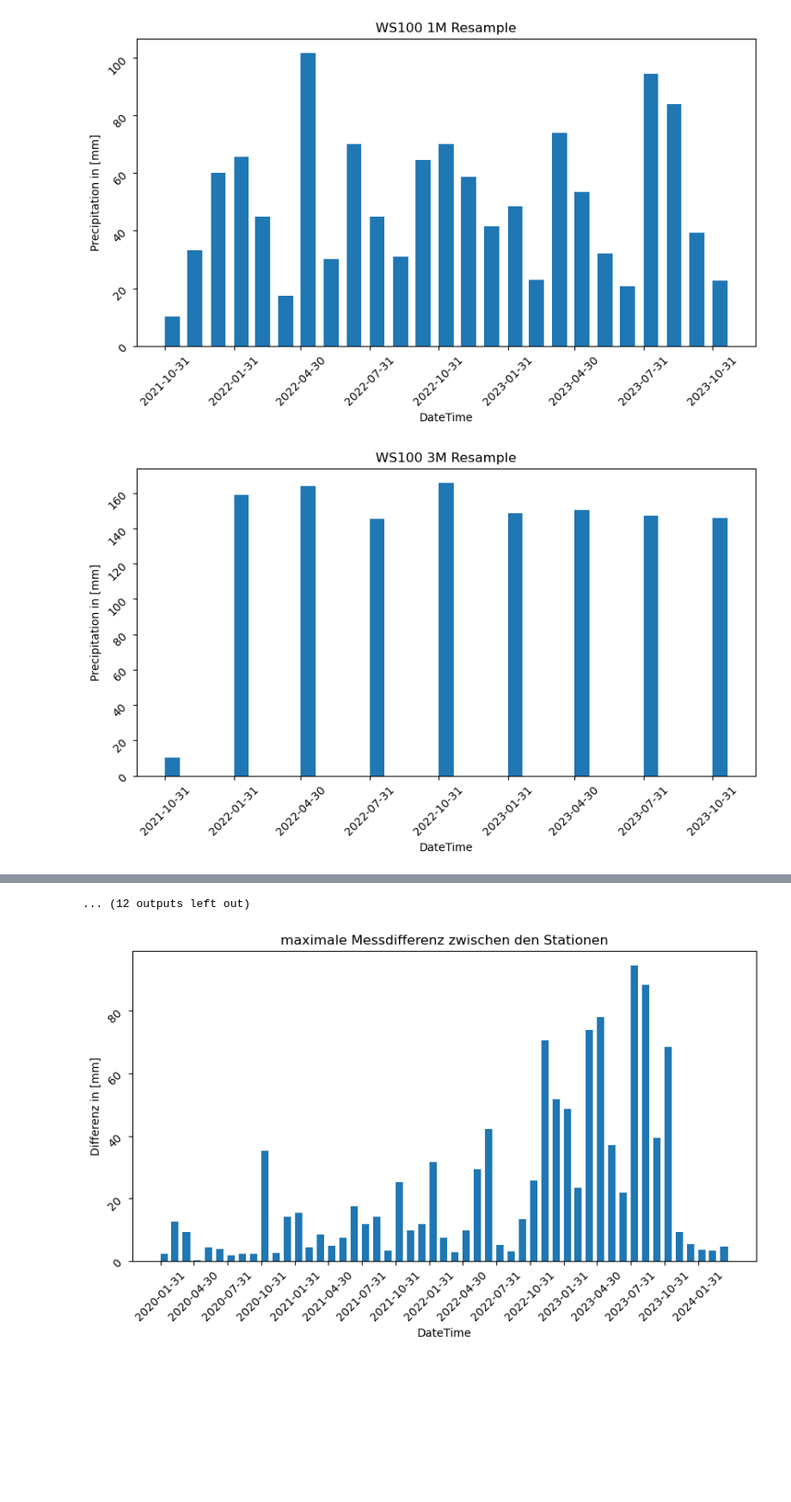
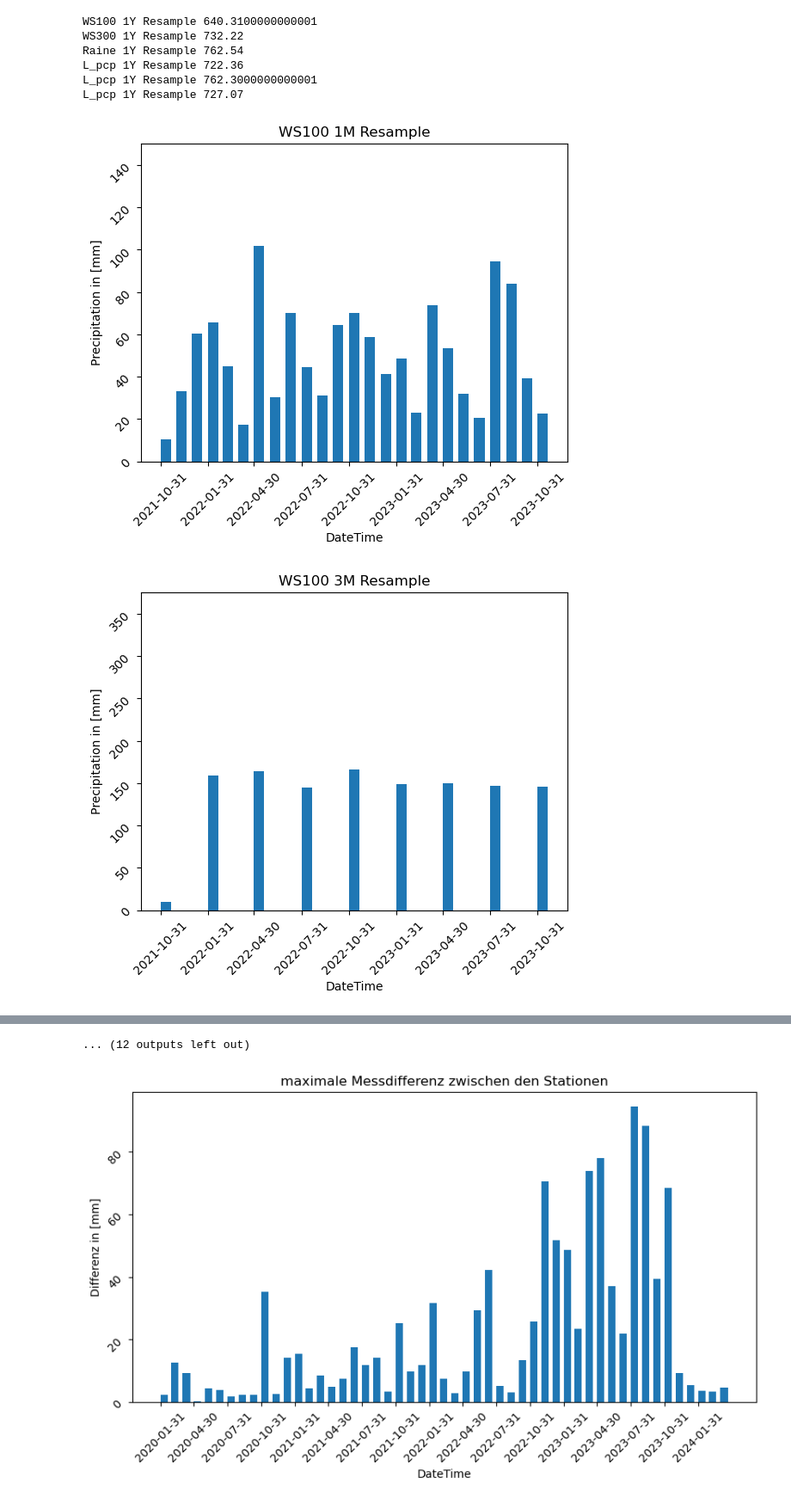
Before and after one commit to Nicholas202024/Hiwi_Code, a Jupyter notebook: statistik_summen.ipynb, the cells around one changed output, grey strips where cells are left out. Shown: that part at 86% size. Cells and saved outputs as stored; diff of their text form; code cells hidden in the pictures; blank space fills up the shorter version.

Commit message:
plots bearbeiten

```diff
--- a/statistik_summen.ipynb
+++ b/statistik_summen.ipynb
@@ -181,0 +137,3 @@ summen_alle_Stationen = pd.concat([summen_WS100, summen_WS300, summe_Raine, summ
+# %%
+x = WS100_rtu
+len(pd.date_range(start=f'{x.index[0]}', end=f'{x.index[-1]}', freq='min'))
@@ -207,6 +218,51 @@ list_stations_columns = [[WS100_rtu_1M, 'precipitation.1', 'WS100 1M Resample'],
+# %%
+def balkendiagramm(dataframe, column, name, timedelta):
+
+    if timedelta == '1M':
+        dataframe = dataframe.groupby([dataframe.index.year, dataframe.index.month]).filter(lambda x: len(x) == x.index.daysinmonth.unique()[0]*24*60)
+
+    fig, ax = plt.subplots()
+
+    ax.bar(dataframe.index, dataframe[column], width=20, align='edge')
+
+    ax.set_title(name)
+    ax.set_xlabel('DateTime')
+    ax.set_ylabel('Precipitation in [mm]')
+
+    if timedelta == '1M':
+        plt.xticks(dataframe.index[::3], rotation=45)
+    else:
+        plt.xticks(dataframe.index, rotation=45)
+
+    if timedelta == '1M':
+        plt.ylim(0, 150)
+    elif timedelta == '3M':
+        plt.ylim(0, 375)
+    elif timedelta == '6M':
+        plt.ylim(0, 550)
+    elif timedelta == '1Y':
+        plt.ylim(0, 850)
+
+    plt.yticks(rotation=45)
+    plt.ylim(0, )
+
+    plt.show()
+
+    return
+# %%
+for list in list_stations_columns:
+    if list[3] == '1Y':
+        print(list[2], list[0][list[1]].max())
+# %% [output]
+WS100 1Y Resample 640.3100000000001
+WS300 1Y Resample 732.22
+Raine 1Y Resample 762.54
+L_pcp 1Y Resample 722.36
+L_pcp 1Y Resample 762.3000000000001
+L_pcp 1Y Resample 727.07
 # %%
 for list in list_stations_columns:
-    balkendiagramm(list[0], list[1], list[2])
+    balkendiagramm(list[0], list[1], list[2], list[3])
 # %% [output]
-[figure, old version]
+[figure, new version]
-[figure, old version]
+[figure, new version]
```
Also changed, not shown: parts of 16 cells of this notebook, 2 other files.
